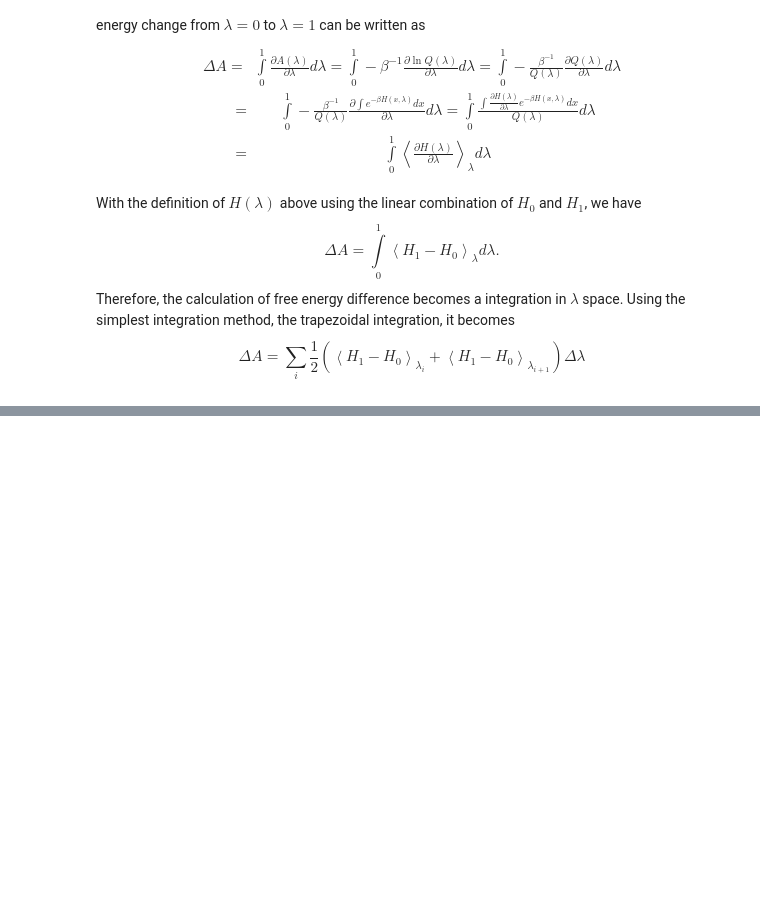
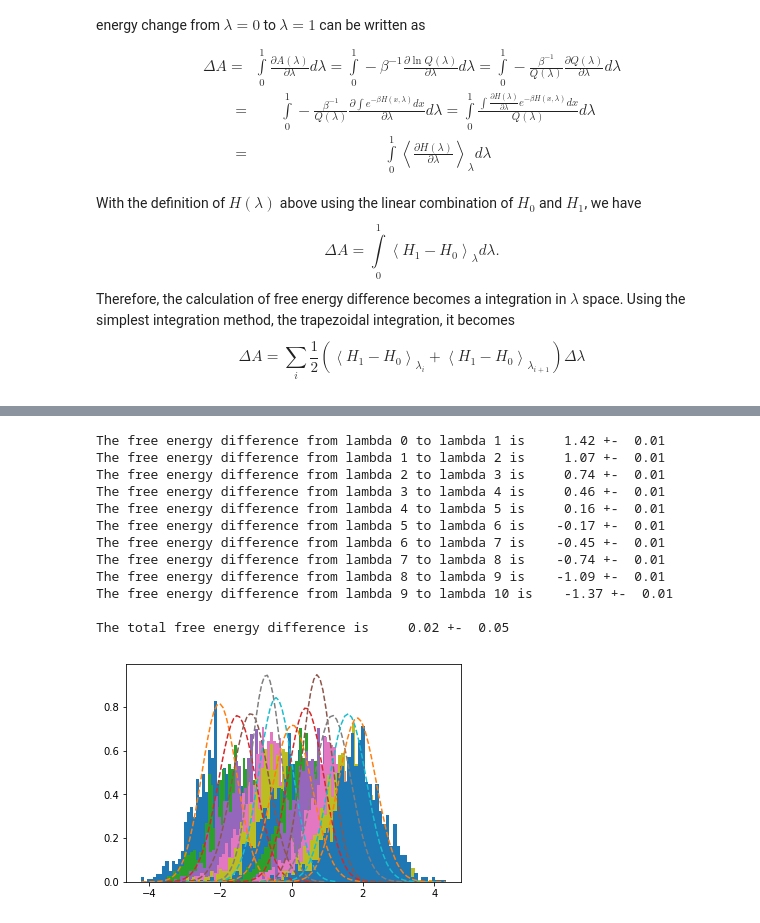
Before and after one commit to samuelymei/freeenergy, a Jupyter notebook: notes/Thermodynamic_Integration.ipynb, the cells around one changed output, grey strips where cells are left out. Cells and saved outputs as stored; diff of their text form; code cells hidden in the pictures; blank space fills up the shorter version.

```diff
--- a/notes/Thermodynamic_Integration.ipynb
+++ b/notes/Thermodynamic_Integration.ipynb
@@ -110,31 +114,45 @@ N = 11000
 dN = 1600
 dlambda = 0.1
 lambs = np.arange(0.0,1.,dlambda)
 lambs = np.append(lambs,[1.0])
 Ns = N//len(lambs)
 dAdl = np.zeros(len(lambs))
 vardAdl = np.zeros(len(lambs))
 i = 0
 for i in range(len(lambs)):
-    x0 = -1.5 + 3.0*i*dlambda
+    x0 = -2.0 + 3.0*i*dlambda
     x = np.empty(Ns)
     x, count = MCpropagator2(x0,dx,Ns,dN,ulmbd,lambs[i])
 #    print('Number of samples generated:%8d for lambda= %5.2f' %(count,lambs[i]))
     prob, bins, patches = plt.hist(x, bins=50, density=True)
     mean = np.mean(x)
     variance = np.var(x)
     npdf = scipy.stats.norm.pdf(bins,mean,variance)
     plt.plot(bins, npdf, '--')
     dAdl[i], vardAdl[i] = TI(x)
 
 dA=0.0
 for i in range(len(lambs)-1):
     print('The free energy difference from lambda %d to lambda %d is %8.2f +- %5.2f' % (i,i+1,0.5*dlambda*(dAdl[i]+dAdl[i+1]), 0.5*dlambda*np.sqrt(vardAdl[i]+vardAdl[i+1])))
     dA += 0.5*dlambda*(dAdl[i]+dAdl[i+1])
 
 vardA=(0.5*dlambda)**2*(vardAdl[0]+vardAdl[-1])
 for i in range(1,len(lambs)-1):
     vardA += dlambda**2*vardAdl[i]
 print('')
 print('The total free energy difference is %8.2f +- %5.2f' %(dA,np.sqrt(vardA)))
 plt.show()
+# %% [output]
+The free energy difference from lambda 0 to lambda 1 is     1.42 +-  0.01
+The free energy difference from lambda 1 to lambda 2 is     1.07 +-  0.01
+The free energy difference from lambda 2 to lambda 3 is     0.74 +-  0.01
+The free energy difference from lambda 3 to lambda 4 is     0.46 +-  0.01
+The free energy difference from lambda 4 to lambda 5 is     0.16 +-  0.01
+The free energy difference from lambda 5 to lambda 6 is    -0.17 +-  0.01
+The free energy difference from lambda 6 to lambda 7 is    -0.45 +-  0.01
+The free energy difference from lambda 7 to lambda 8 is    -0.74 +-  0.01
+The free energy difference from lambda 8 to lambda 9 is    -1.09 +-  0.01
+The free energy difference from lambda 9 to lambda 10 is    -1.37 +-  0.01
+
+The total free energy difference is     0.02 +-  0.05
+[figure, added]
```
Also changed, not shown: parts of 3 cells of this notebook, 4 other files.
